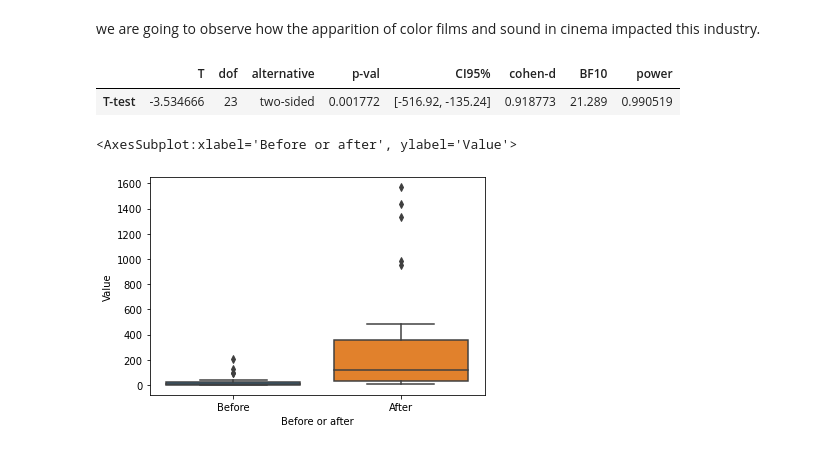
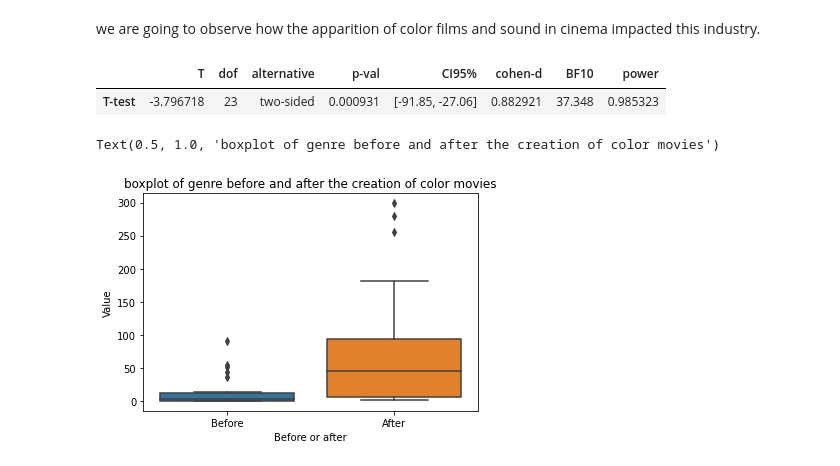
Before and after one commit to epfl-ada/ada-2022-project-abracadabra2022, a Jupyter notebook: Merged_v2.ipynb, the cells around one changed output. Drawn from its saved outputs; the diff is of its cells as text; code cells hidden in the pictures.

```diff
--- a/Merged_v2.ipynb
+++ b/Merged_v2.ipynb
@@ -480,7 +480,7 @@ Index(['wiki_id', 'freebase_id', 'movie_name', 'release_date', 'duration',
 dummies_genres = pd.get_dummies(metadata["metagenre"].explode()).sum(level=0)
 metadata = metadata.join(dummies_genres)
 # %%
-cols_to_drop = ["movie_name","duration","language","country","genre","metagenre","wiki_id"]
+cols_to_drop = ["movie_name","duration","language","country","genre","metagenre","wiki_id","averageRating"]
 
 genre_per_date = metadata.copy().drop(columns=cols_to_drop).set_index("release_date")
 genre_per_date = genre_per_date.groupby("release_date").sum()
@@ -733,9 +737,9 @@ fig.add_vline(x = pd.to_datetime(1932, format="%Y"))
 y_event = 1932
 # %%
 df = genre_per_date[str(y_event-window_y):str(y_event+window_y)].resample(str(window_y)+"Y").sum().T
-pingouin.ttest( x= df.iloc[:,0], y= df.iloc[:,1],paired=True)
+pingouin.ttest( x= df.iloc[:,0], y= df.iloc[:,1],paired = True)
 # %% [output]
 |  | T | dof | alternative | p-val | CI95% | cohen-d | BF10 | power |
-| T-test | -3.534666 | 23 | two-sided | 0.001772 | [-516.92, -135.24] | 0.918773 | 21.289 | 0.990519 |
+| T-test | -3.796718 | 23 | two-sided | 0.000931 | [-91.85, -27.06] | 0.882921 | 37.348 | 0.985323 |
 # %%
 df.columns = ["Before","After","Drop"]
@@ -745,5 +749,6 @@ df = df.stack().reset_index().rename(columns={"level_0":"genre","level_1":"Befor
 # %%
 sns.boxplot(data = df,x='Before or after', y='Value')
+plt.title('boxplot of genre before and after the creation of color movies')
 # %% [output]
-<AxesSubplot:xlabel='Before or after', ylabel='Value'>
+Text(0.5, 1.0, 'boxplot of genre before and after the creation of color movies')
-[figure, old version]
+[figure, new version]
```
Also changed, not shown: parts of 38 cells of this notebook.
